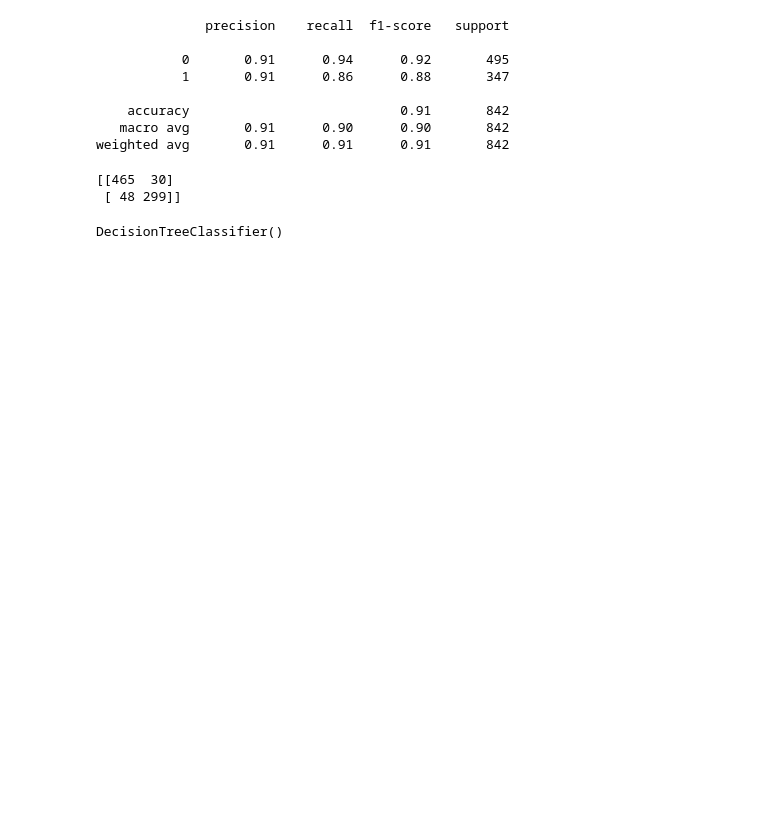
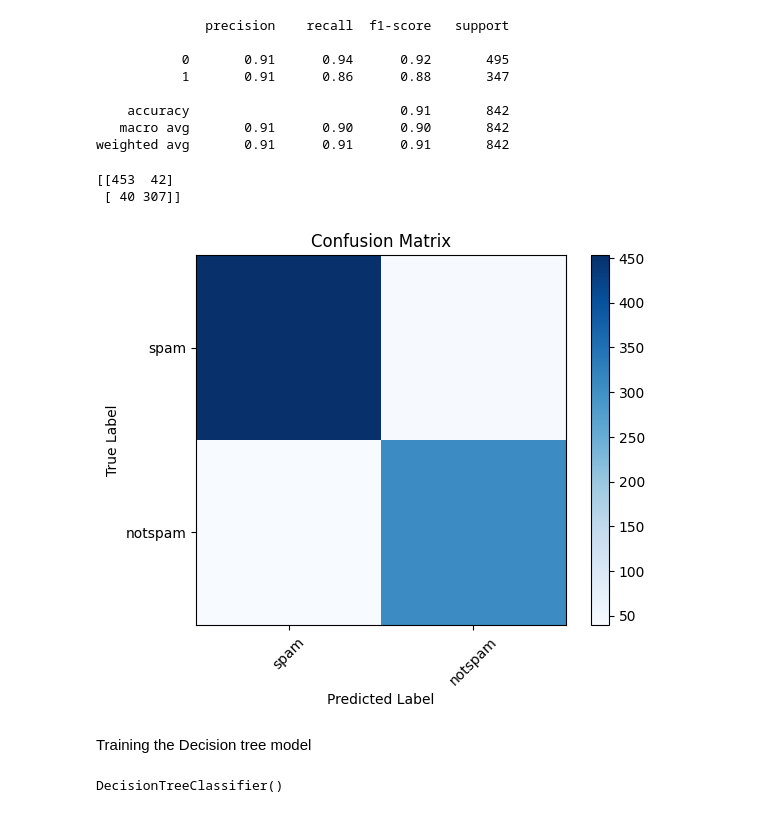
Before and after one commit to FazlanFazeen/labelling-emails-as-spam-or-non-spam, a Jupyter notebook: Cm2604.ipynb, the cells around one changed output. Drawn from its saved outputs; the diff is of its cells as text; code cells hidden in the pictures; blank space fills up the shorter version.

Commit message:
Confusion Matrix

```diff
--- a/Cm2604.ipynb
+++ b/Cm2604.ipynb
@@ -78,14 +98,31 @@ print(report)
     accuracy                           0.91       842
    macro avg       0.91      0.90      0.90       842
 weighted avg       0.91      0.91      0.91       842
-# %%
-from sklearn.metrics import confusion_matrix
-matrix = confusion_matrix(y_test, y_pred)
-
-print(matrix)
-# %% [output]
-[[465  30]
- [ 48 299]]
+# %%
+from sklearn.metrics import confusion_matrix
+import matplotlib.pyplot as plt
+import numpy as np
+
+classes = ['spam','notspam']
+matrix = confusion_matrix(y_test, y_pred)
+
+print(matrix)
+
+plt.imshow(matrix,cmap='Blues',interpolation='nearest')
+plt.title('Confusion Matrix')
+plt.colorbar()
+tick_marks = np.arange(len(classes))
+plt.xticks(tick_marks,classes,rotation=45)
+plt.yticks(tick_marks,classes)
+plt.xlabel('Predicted Label')
+plt.ylabel('True Label')
+plt.show()
+# %% [output]
+[[453  42]
+ [ 40 307]]
+[figure, added]
+# %% [markdown]
+Training the Decision tree model
 # %%
 from sklearn.tree import DecisionTreeClassifier
 
```
Also changed, not shown: parts of 6 cells of this notebook.
